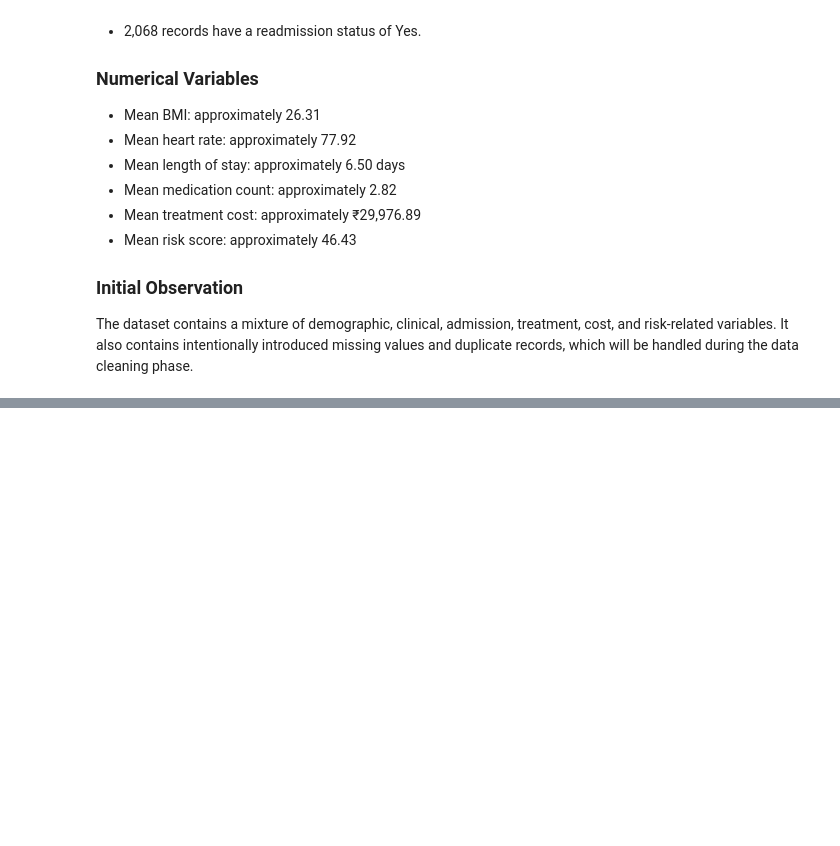
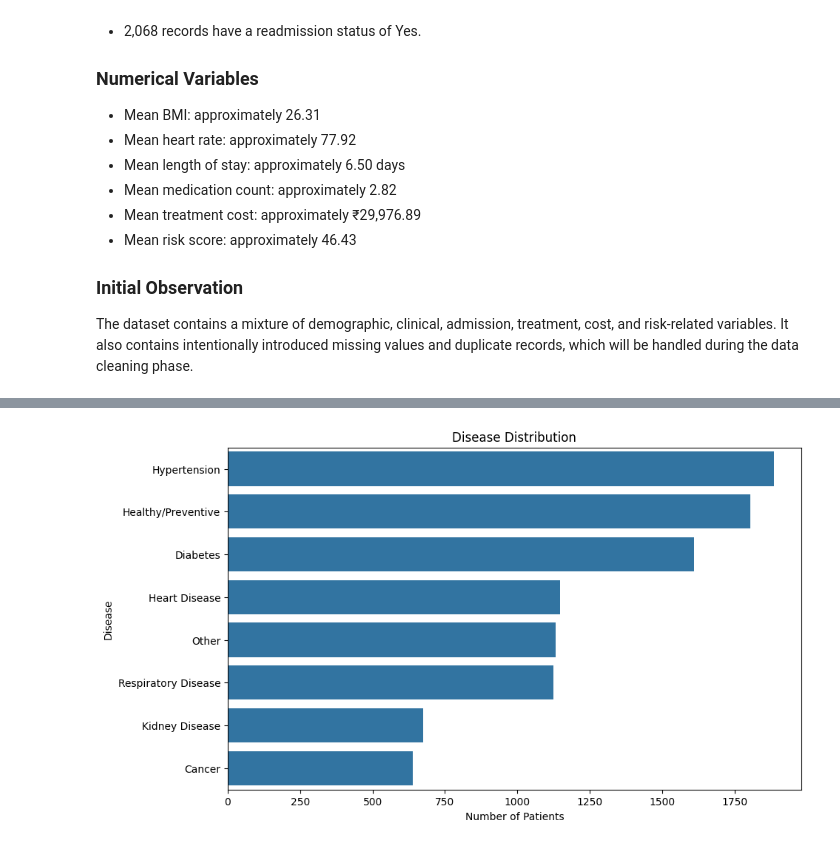
Before and after one commit to 1-aditya-singh/healthcare-patient-analytics, a Jupyter notebook: notebooks/01_data_understanding.ipynb, the cells around one changed output, grey strips where cells are left out. Cells and saved outputs as stored; diff of their text form; code cells hidden in the pictures; blank space fills up the shorter version.

```diff
--- a/notebooks/01_data_understanding.ipynb
+++ b/notebooks/01_data_understanding.ipynb
@@ -283,0 +476,17 @@ records, which will be handled during the data cleaning phase.
+# %%
+# Visualize Disease
+plt.figure(figsize=(10, 6))
+
+sns.countplot(
+    data=df,
+    y="disease",
+    order=df["disease"].value_counts().index
+)
+
+plt.title("Disease Distribution")
+plt.xlabel("Number of Patients")
+plt.ylabel("Disease")
+
+plt.show()
+# %% [output]
+[figure, added]
```
Also changed, not shown: parts of 25 cells of this notebook.
